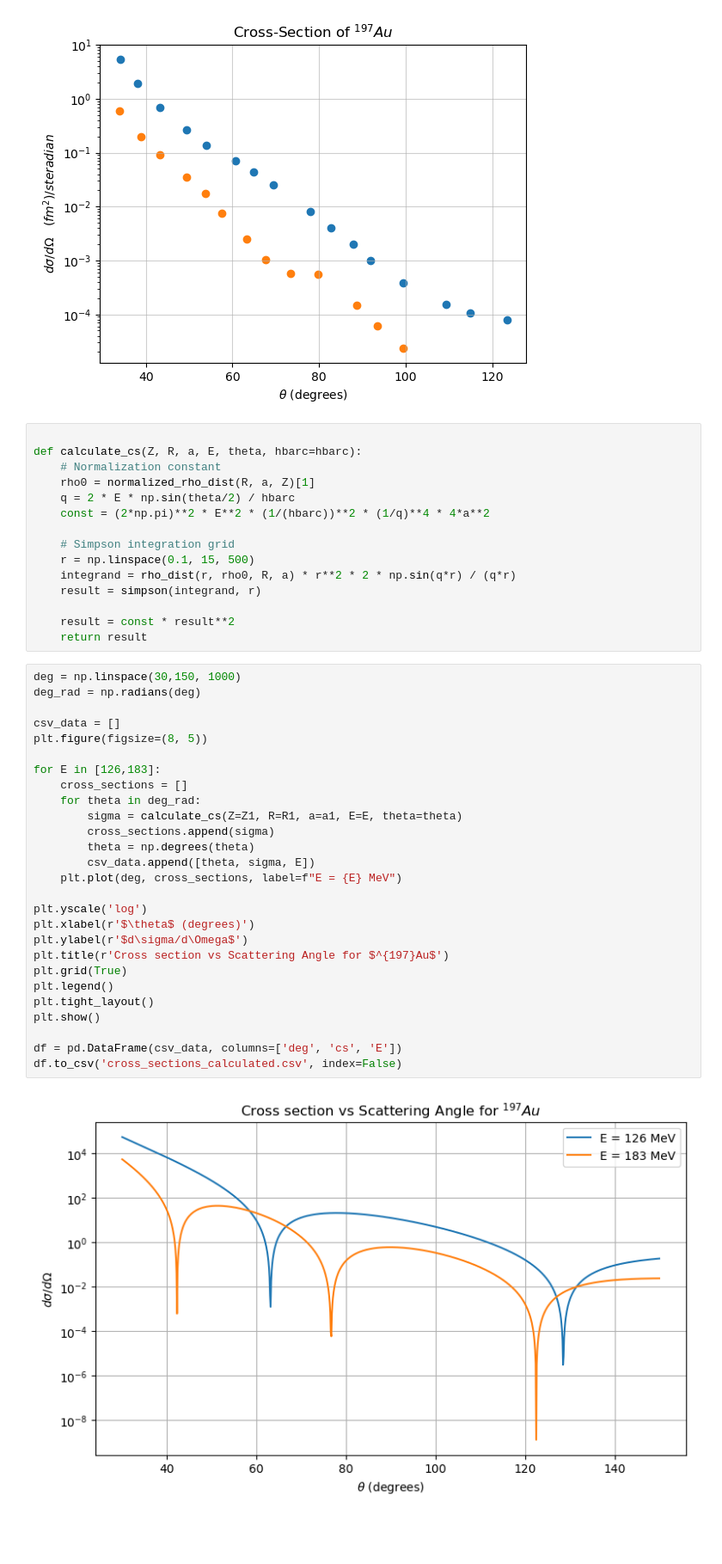
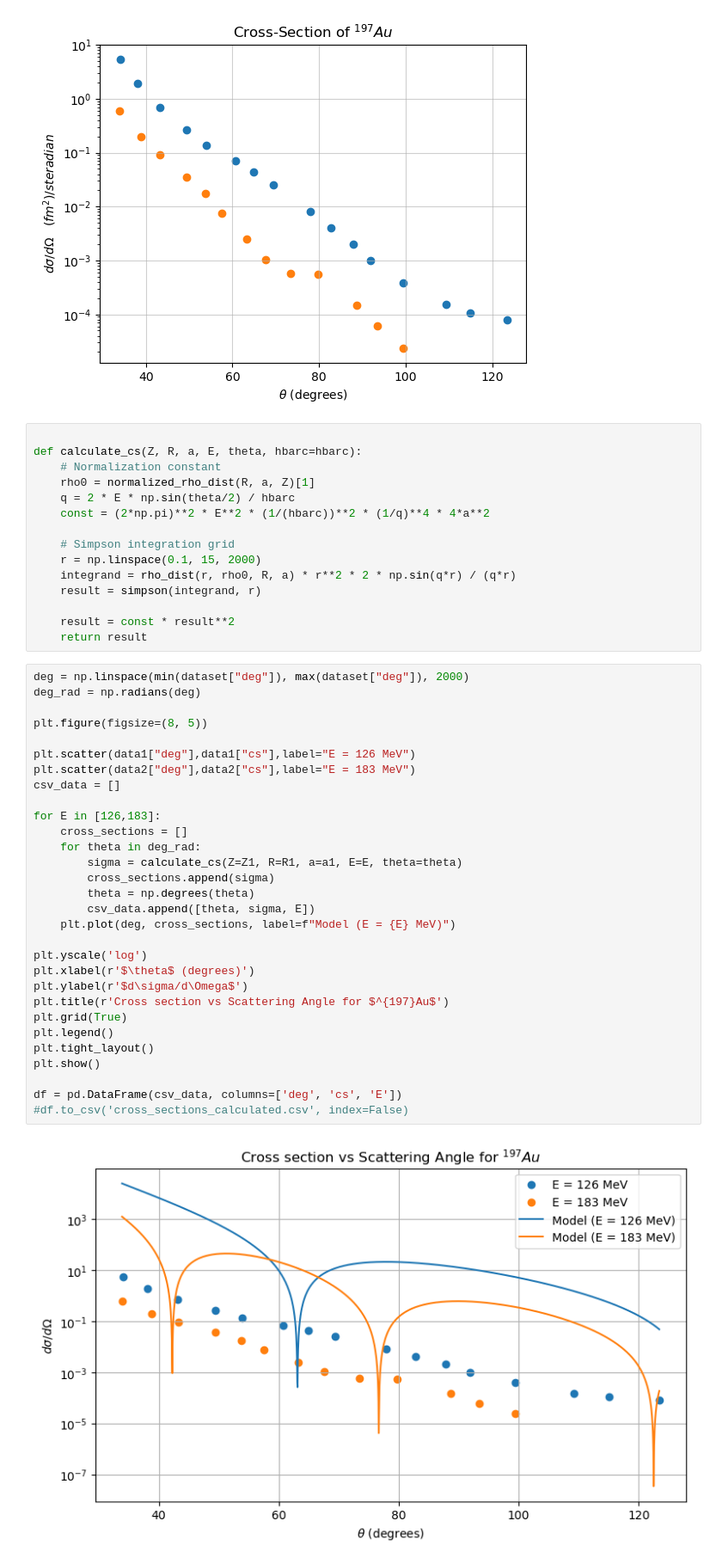
Before and after one commit to Burpsploit/Computational_NuclearPhysics, a Jupyter notebook: Electron_scattering/electron_scattering.ipynb, the cells around one changed output. Shown at 86% size. Drawn from its saved outputs; the diff is of its cells as text; blank space fills up the shorter version.

```diff
--- a/Electron_scattering/electron_scattering.ipynb
+++ b/Electron_scattering/electron_scattering.ipynb
@@ -183,38 +179,41 @@ def calculate_cs(Z, R, a, E, theta, hbarc=hbarc):
     const = (2*np.pi)**2 * E**2 * (1/(hbarc))**2 * (1/q)**4 * 4*a**2
 
     # Simpson integration grid
-    r = np.linspace(0.1, 15, 500)
+    r = np.linspace(0.1, 15, 2000)
     integrand = rho_dist(r, rho0, R, a) * r**2 * 2 * np.sin(q*r) / (q*r)
     result = simpson(integrand, r)
 
     result = const * result**2
     return result
 # %%
-deg = np.linspace(30,150, 1000)
+deg = np.linspace(min(dataset["deg"]), max(dataset["deg"]), 2000)
 deg_rad = np.radians(deg)
 
+plt.figure(figsize=(8, 5))
+
+plt.scatter(data1["deg"],data1["cs"],label="E = 126 MeV")
+plt.scatter(data2["deg"],data2["cs"],label="E = 183 MeV")
 csv_data = []
-plt.figure(figsize=(8, 5))
 
 for E in [126,183]:
     cross_sections = []
     for theta in deg_rad:
         sigma = calculate_cs(Z=Z1, R=R1, a=a1, E=E, theta=theta)
         cross_sections.append(sigma)
         theta = np.degrees(theta)
         csv_data.append([theta, sigma, E])
-    plt.plot(deg, cross_sections, label=f"E = {E} MeV")
+    plt.plot(deg, cross_sections, label=f"Model (E = {E} MeV)")
 
 plt.yscale('log')
 plt.xlabel(r'$\theta$ (degrees)')
 plt.ylabel(r'$d\sigma/d\Omega$')
 plt.title(r'Cross section vs Scattering Angle for $^{197}Au$')
 plt.grid(True)
 plt.legend()
 plt.tight_layout()
 plt.show()
 
 df = pd.DataFrame(csv_data, columns=['deg', 'cs', 'E'])
-df.to_csv('cross_sections_calculated.csv', index=False)
+#df.to_csv('cross_sections_calculated.csv', index=False)
 # %% [output]
-[figure, old version]
+[figure, new version]
```
Also changed, not shown: parts of 17 cells of this notebook.
